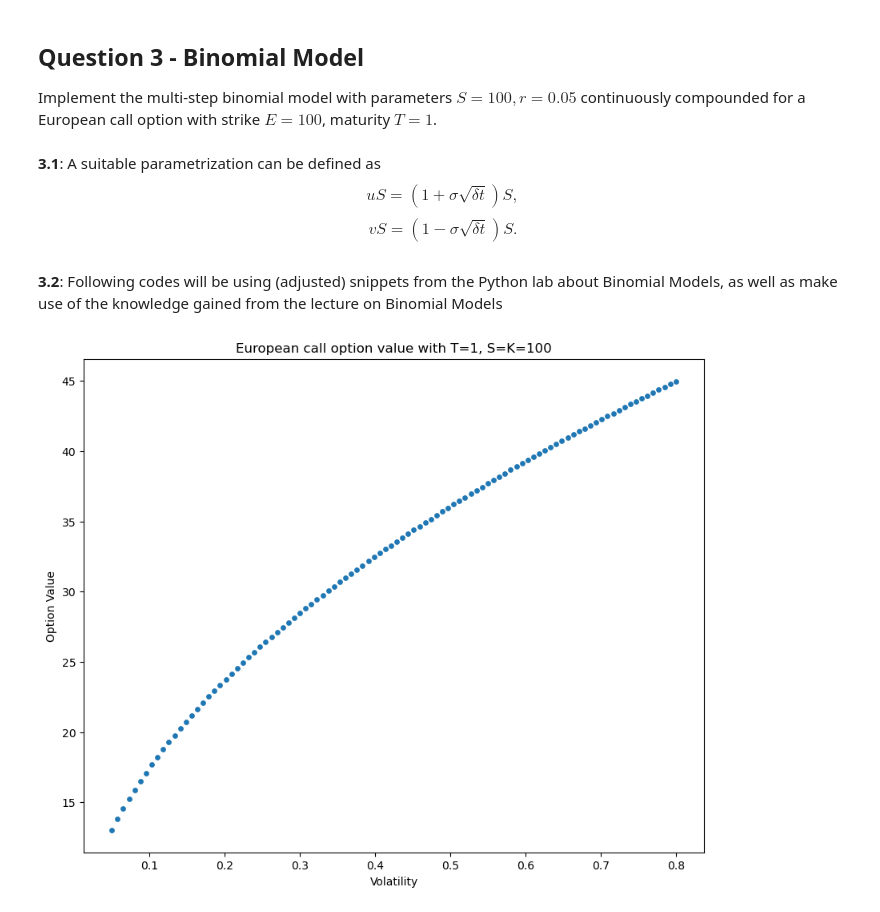
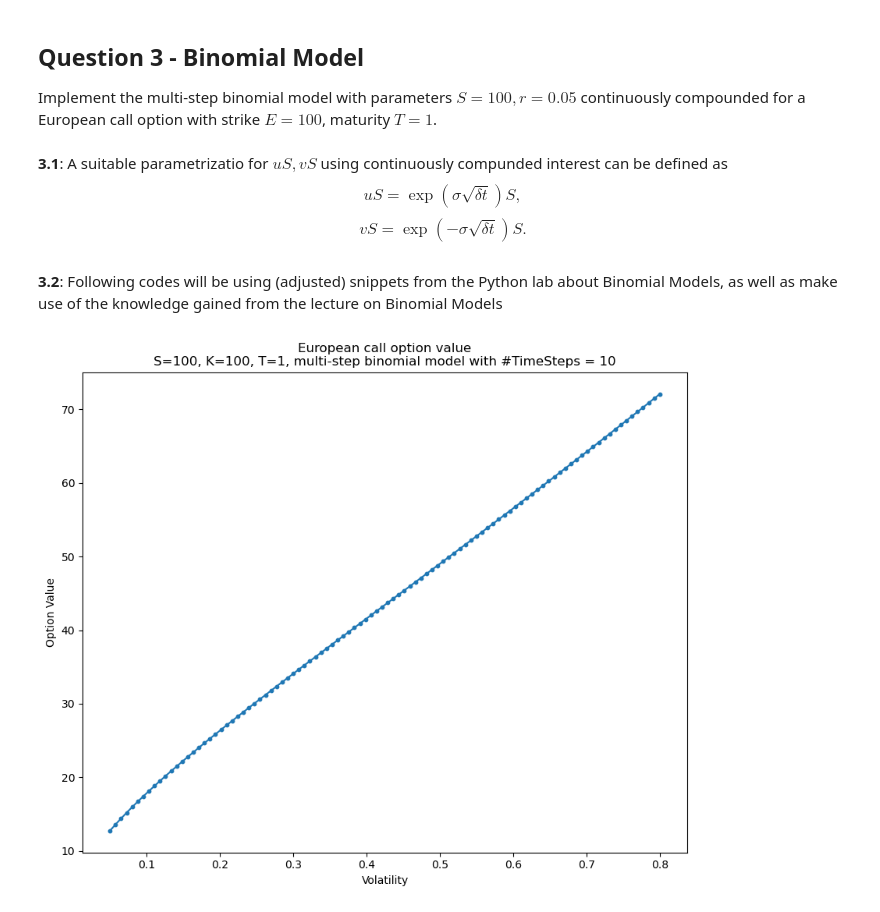
Before and after one commit to heidi123123/cqf, a Jupyter notebook: Exams/Exam1.ipynb, the cells around one changed output. Drawn from its saved outputs; the diff is of its cells as text; code cells hidden in the pictures.

Commit message:
Added exercise 3.3 Changed the discount factor in 3.2 to use continuous interest

```diff
--- a/Exams/Exam1.ipynb
+++ b/Exams/Exam1.ipynb
@@ -236,9 +236,9 @@ The black star point can be seen as the starting point (left-most point) of the
 
 Implement the multi-step binomial model with parameters $S=100, r=0.05$ continuously compounded for a European call option with strike $E=100$, maturity $T=1$.
 # %% [markdown]
-**3.1**: A suitable parametrization can be defined as
-$$uS = (1+\sigma\sqrt{\delta t}) S,$$
-$$vS = (1-\sigma\sqrt{\delta t}) S.$$
+**3.1**: A suitable parametrizatio for $uS, vS$ using continuously compunded interest can be defined as
+$$uS = \exp(\sigma\sqrt{\delta t}) S,$$
+$$vS = \exp(-\sigma\sqrt{\delta t}) S.$$
 # %% [markdown]
 **3.2**: Following codes will be using (adjusted) snippets from the Python lab about Binomial Models, as well as make use of the knowledge gained from the lecture on Binomial Models
 # %%
@@ -272,12 +272,13 @@ def binomial_option(spot: float, strike: float, rate: float, sigma: float, time:
 
     # params
     dt = time / steps
-    u = 1 + sigma * np.sqrt(dt)
-    v = 1 - sigma * np.sqrt(dt)
+    u = np.exp(sigma * np.sqrt(dt))
+    v = np.exp(-sigma * np.sqrt(dt))
     p = 0.5 + rate * np.sqrt(dt) / (2 * sigma)
-    df = 1 / (1 + rate * dt)
+    df = np.exp(-r * dt)
 
     # initialize arrays
+
     px = np.zeros((steps + 1, steps + 1))  # creates quadratic matrix of dimension steps+1 x steps+1 for the price
     cp = np.zeros((steps + 1, steps + 1))  # for call payoff
     V = np.zeros((steps + 1, steps + 1))  # for option price
@@ -304,17 +305,19 @@ def binomial_option(spot: float, strike: float, rate: float, sigma: float, time:
 # Option value is given by argument 2 as described in docstring
 vols = np.linspace(0.05, 0.80, 100)
 opt_values = []
+time_steps = 10
 # Calculate vector containing all option values for a given standard deviation
 for vol in vols:
     sigma = np.sqrt(vol)
-    opt_values.append(binomial_option(S, E, r, sigma, T, 1, 2)[0, 0])
+    opt_values.append(binomial_option(S, E, r, sigma, T, time_steps, 2)[0, 0])
 # %%
 # plot
 plt.figure(figsize=(10, 8))
-plt.scatter(x=vols, y=opt_values, marker="o", s=15)
+plt.scatter(x=vols, y=opt_values, marker="o", s=10)
+plt.plot(vols, opt_values)  # line to connect the scatter plot
 plt.xlabel("Volatility")
 plt.ylabel("Option Value")
-plt.title("European call option value with T=1, S=K=100")
+plt.title(f"European call option value\nS={S}, K={E}, T={T}, multi-step binomial model with #TimeSteps = {time_steps}")
 plt.show()
 # %% [output]
-[figure, old version]
+[figure, new version]
```
Also changed, not shown: parts of 4 cells of this notebook, 1 other file.
